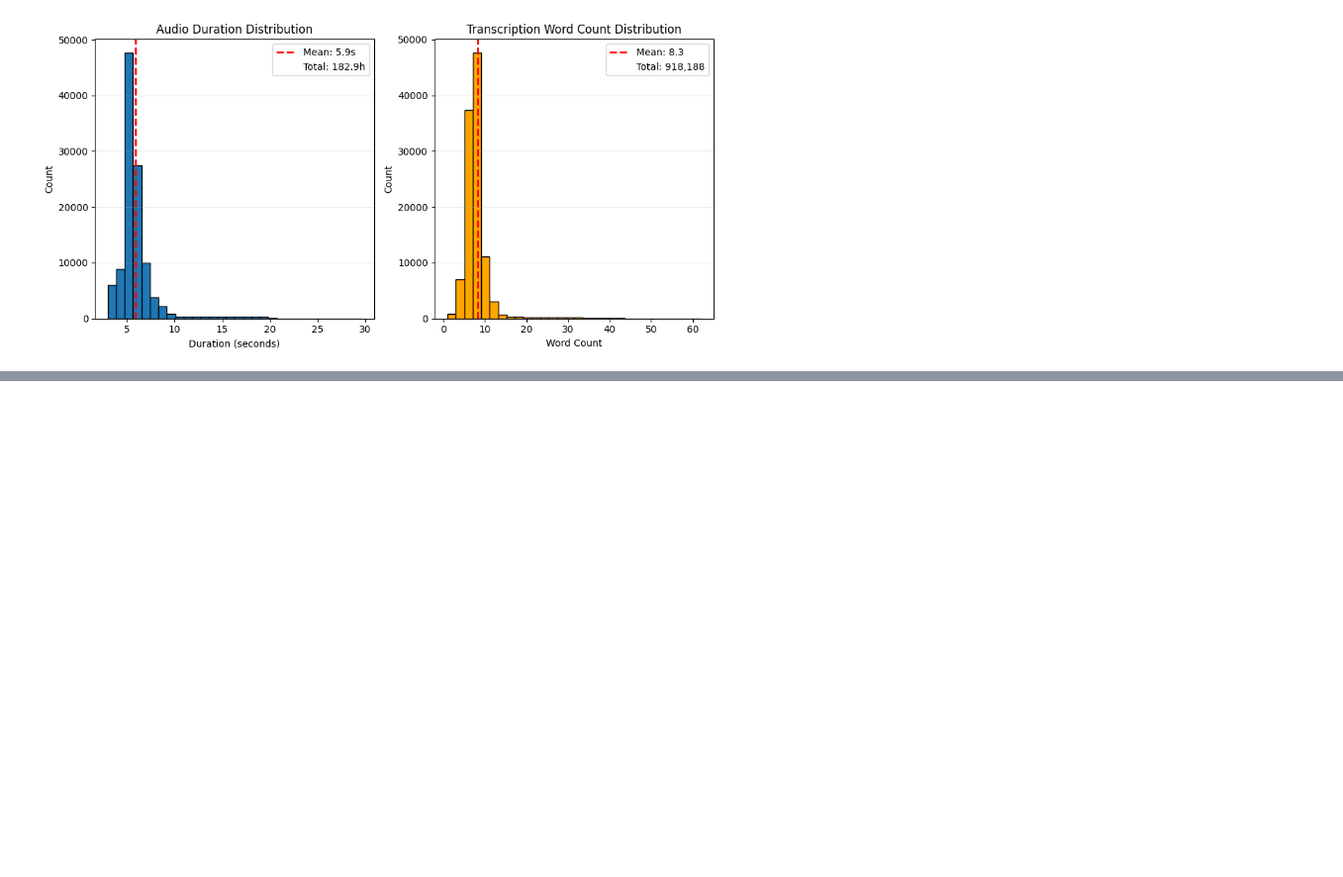
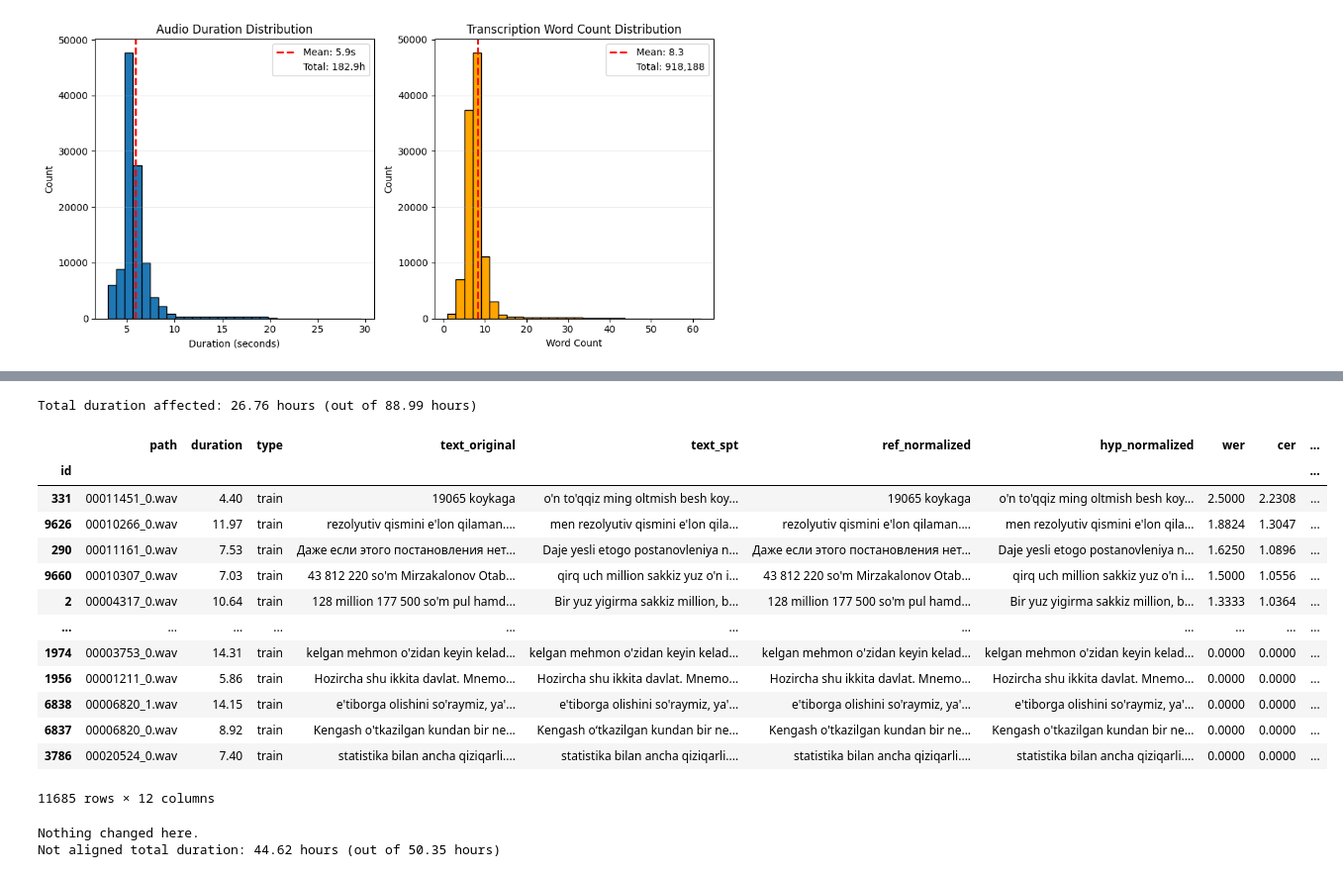
Before and after one commit to HaidarChaito/uzbek-automatic-speech-recognition, a Jupyter notebook: notebooks/combine_sampled_datasets.ipynb, the cells around one changed output, grey strips where cells are left out. Shown at 99% size. Cells and saved outputs as stored; diff of their text form; code cells hidden in the pictures; blank space fills up the shorter version.

```diff
--- a/notebooks/combine_sampled_datasets.ipynb
+++ b/notebooks/combine_sampled_datasets.ipynb
@@ -428,0 +615,59 @@ plot_distribution_graphs(combined_case_sensitive_df)
+# %%
+# Reorder type column
+cols = list(uzbek_voice_df.columns)
+cols.remove("type")
+cols.insert(2, "type")
+uzbek_voice_df = uzbek_voice_df[cols]
+
+mask = uzbek_voice_df["wer"] > 0.0
+total_duration_affected = uzbek_voice_df[mask]["duration"].sum() / 3600
+total_duration = uzbek_voice_df["duration"].sum() / 3600
+
+uzbek_voice_df.loc[mask, "ref_normalized"] = uzbek_voice_df.loc[mask, "hyp_normalized"]
+uzbek_voice_df.loc[mask, "wer"] = 0.0
+uzbek_voice_df.loc[mask, "cer"] = 0.0
+uzbek_voice_df.loc[mask, "sequence_similarity"] = 1.0
+uzbek_voice_df.loc[mask, "ref_word_count"] = uzbek_voice_df.loc[mask, "hyp_word_count"]
+
+print(f"Total duration affected: {total_duration_affected:.2f} hours (out of {total_duration:.2f} hours)")
+uzbek_voice_df.to_csv("uzbek_voice_modified_part2.csv", index_label="id")
+# %% [output]
+Total duration affected: 26.76 hours (out of 88.99 hours)
+# %%
+news_df = pd.read_csv("news_dataset_part2.csv", index_col="id")
+
+# Swap places of text_spt (Google STT generated as reference) -> text_original (Gemini 2.5 Pro generated as hypothesis)
+# Because apply_similarity_metrics method assumes text_original as reference
+news_df.rename(
+    columns={"text_spt": "text_original", "text_original": "text_spt"},
+    inplace=True
+)
+
+news_df = apply_similarity_metrics(news_df)
+news_df
+# %% [output]
+|  | path | duration | type | text_original | text_spt | ref_normalized | hyp_normalized | wer | cer | ... |
+| id |  |  |  |  |  |  |  |  |  | ... |
+| 331 | 00011451_0.wav | 4.40 | train | 19065 koykaga | o'n to'qqiz ming oltmish besh koy... | 19065 koykaga | o'n to'qqiz ming oltmish besh koy... | 2.5000 | 2.2308 | ... |
+| 9626 | 00010266_0.wav | 11.97 | train | rezolyutiv qismini e'lon qilaman.... | men rezolyutiv qismini e'lon qila... | rezolyutiv qismini e'lon qilaman.... | men rezolyutiv qismini e'lon qila... | 1.8824 | 1.3047 | ... |
+| 290 | 00011161_0.wav | 7.53 | train | Даже если этого постановления нет... | Daje yesli etogo postanovleniya n... | Даже если этого постановления нет... | Daje yesli etogo postanovleniya n... | 1.6250 | 1.0896 | ... |
+| 9660 | 00010307_0.wav | 7.03 | train | 43 812 220 so'm Mirzakalonov Otab... | qirq uch million sakkiz yuz o'n i... | 43 812 220 so'm Mirzakalonov Otab... | qirq uch million sakkiz yuz o'n i... | 1.5000 | 1.0556 | ... |
+| 2 | 00004317_0.wav | 10.64 | train | 128 million 177 500 so'm pul hamd... | Bir yuz yigirma sakkiz million, b... | 128 million 177 500 so'm pul hamd... | Bir yuz yigirma sakkiz million, b... | 1.3333 | 1.0364 | ... |
+| ... | ... | ... | ... | ... | ... | ... | ... | ... | ... | ... |
+| 1974 | 00003753_0.wav | 14.31 | train | kelgan mehmon o'zidan keyin kelad... | kelgan mehmon o'zidan keyin kelad... | kelgan mehmon o'zidan keyin kelad... | kelgan mehmon o'zidan keyin kelad... | 0.0000 | 0.0000 | ... |
+| 1956 | 00001211_0.wav | 5.86 | train | Hozircha shu ikkita davlat. Mnemo... | Hozircha shu ikkita davlat. Mnemo... | Hozircha shu ikkita davlat. Mnemo... | Hozircha shu ikkita davlat. Mnemo... | 0.0000 | 0.0000 | ... |
+| 6838 | 00006820_1.wav | 14.15 | train | e'tiborga olishini so'raymiz, ya'... | e'tiborga olishini so'raymiz, ya'... | e'tiborga olishini so'raymiz, ya'... | e'tiborga olishini so'raymiz, ya'... | 0.0000 | 0.0000 | ... |
+| 6837 | 00006820_0.wav | 8.92 | train | Kengash o'tkazilgan kundan bir ne... | Kengash oʻtkazilgan kundan bir ne... | Kengash o'tkazilgan kundan bir ne... | Kengash o'tkazilgan kundan bir ne... | 0.0000 | 0.0000 | ... |
+| 3786 | 00020524_0.wav | 7.40 | train | statistika bilan ancha qiziqarli.... | statistika bilan ancha qiziqarli.... | statistika bilan ancha qiziqarli.... | statistika bilan ancha qiziqarli.... | 0.0000 | 0.0000 | ... |
+11685 rows × 12 columns
+# %%
+mask = news_df["wer"] > 0.0
+not_aligned_duration = news_df[mask]["duration"].sum() / 3600
+total_duration = news_df["duration"].sum() / 3600
+
+print("Nothing changed here.")
+print(f"Not aligned total duration: {not_aligned_duration:.2f} hours (out of {total_duration:.2f} hours)")
+news_df.to_csv("news_dataset_modified_part2.csv", index_label="id")
+# %% [output]
+Nothing changed here.
+Not aligned total duration: 44.62 hours (out of 50.35 hours)
```
Also changed, not shown: parts of 16 cells of this notebook, 1 other file.
